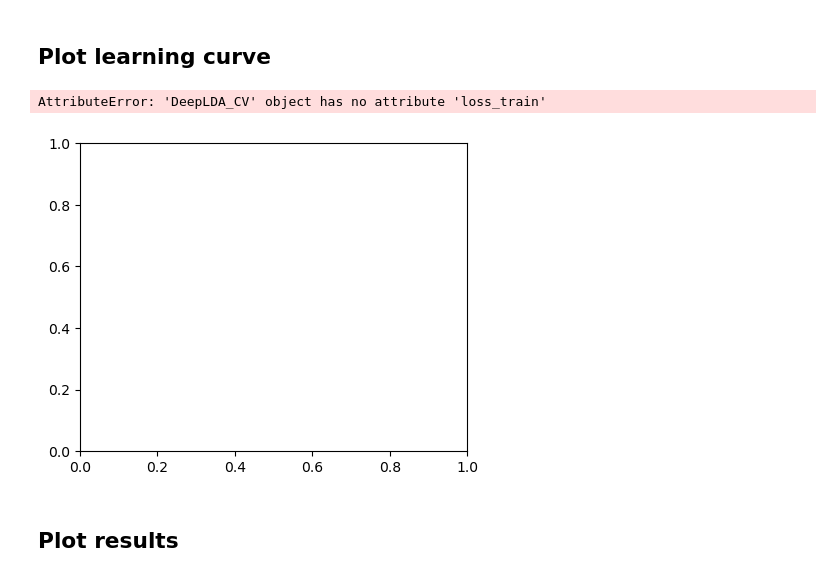
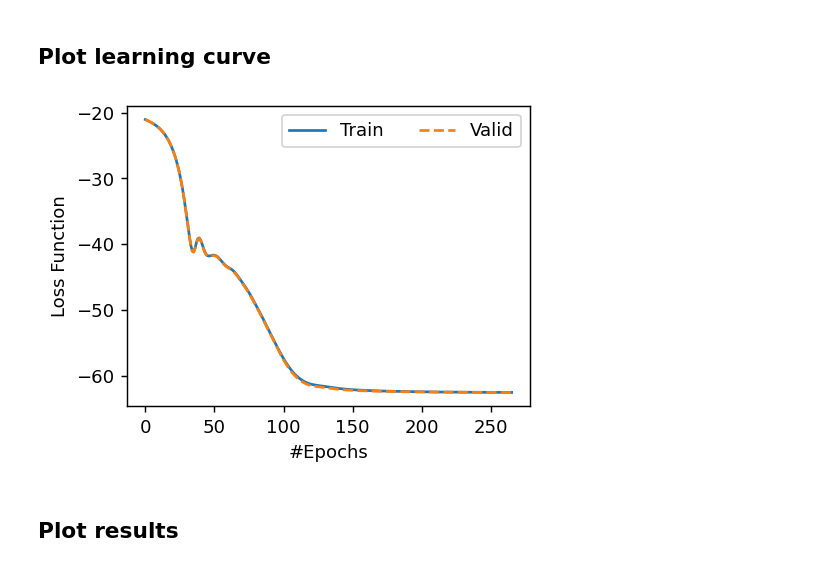
Before and after one commit to thangckt/note_md, a Jupyter notebook: notebook/free_energy/mlcvs/2_Deep_LDA_Alanine_dipeptide.ipynb, the cells around one changed output. Cells and saved outputs as stored; diff of their text form; code cells hidden in the pictures.

```diff
--- a/notebook/free_energy/mlcvs/2_Deep_LDA_Alanine_dipeptide.ipynb
+++ b/notebook/free_energy/mlcvs/2_Deep_LDA_Alanine_dipeptide.ipynb
@@ -262,26 +261,23 @@ DeepLDA_CV(
 # %% [markdown]
 ## Plot learning curve
 # %%
-fig, ax = plt.subplots(figsize=(5,4),dpi=100)
+loss_train = model.logs['loss_train']
+loss_valid = model.logs['loss_valid']
 
-loss_train = [x.cpu() for x in model.loss_train]
-loss_valid = [x.cpu() for x in model.loss_valid]
-
-# Loss function
+# Plot Loss function
+fig, ax = plt.subplots(figsize=(4,3),dpi=130)
 ax.plot(loss_train,'-',label='Train')
 ax.plot(loss_valid,'--',label='Valid')
 ax.set_ylabel('Loss Function')
-
-#if model.earlystopping_.early_stop:
-#    ax.axvline(model.earlystopping_.best_epoch,ls='dotted',color='grey',alpha=0.5,label='Early Stopping')
 ax.set_xlabel('#Epochs')
 ax.legend(ncol=2)
 
-plt.tight_layout()
+# if model.earlystopping_.early_stop:
+#    ax.axvline(model.earlystopping_.best_epoch,ls='dotted',c='grey',label='Early Stopping')
+
 plt.show()
 # %% [output]
-AttributeError: 'DeepLDA_CV' object has no attribute 'loss_train'
-[figure, old version]
+[figure, new version]
 # %% [markdown]
 ## Plot results
 # %%
```
Also changed, not shown: parts of 2 cells of this notebook.
